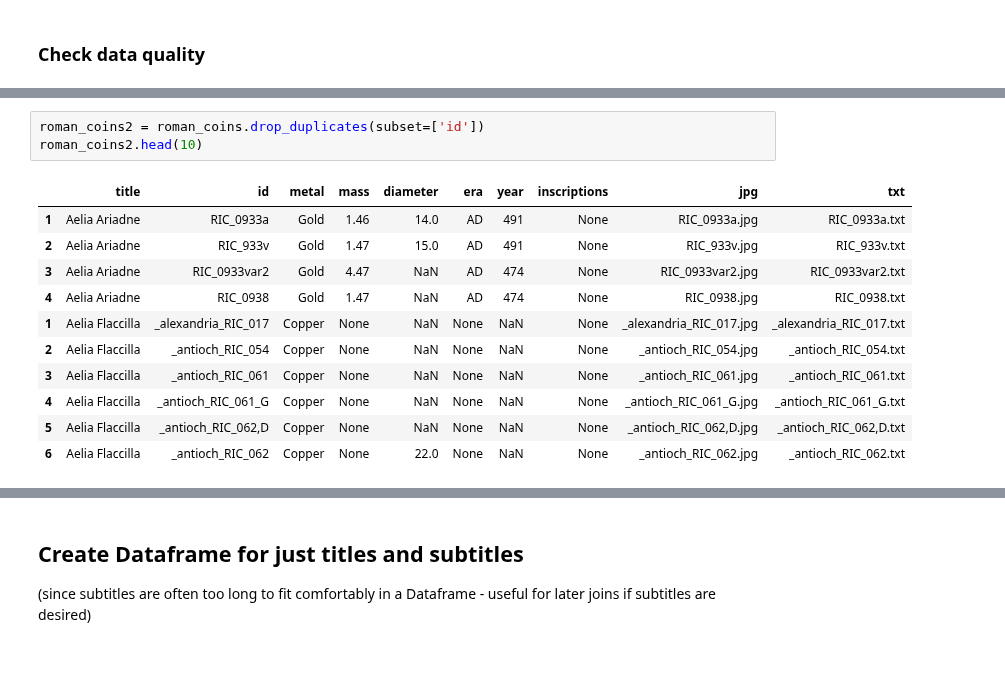
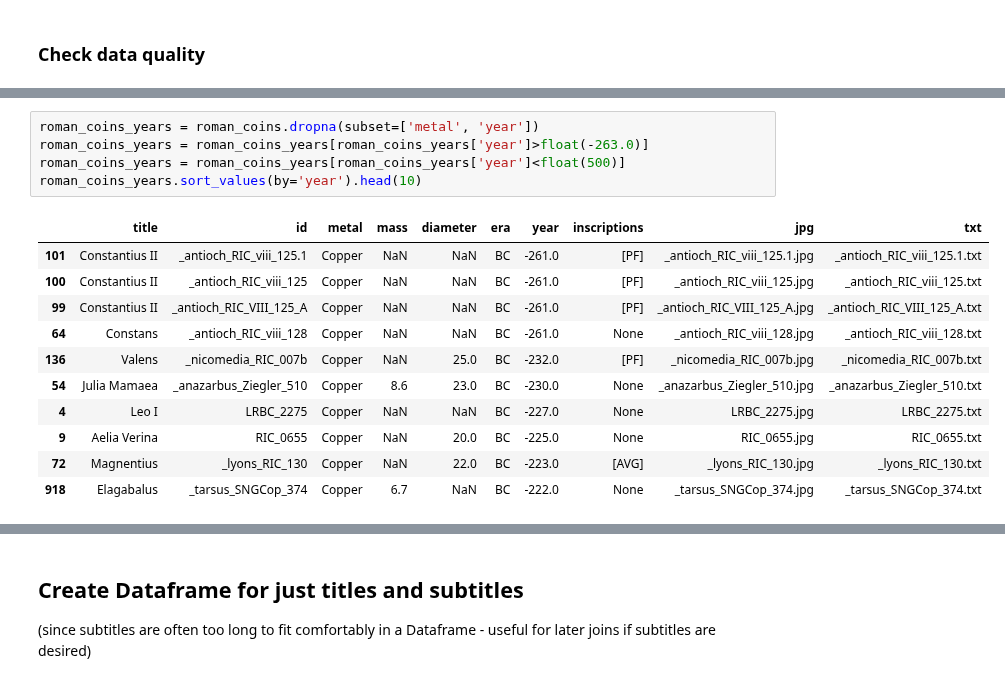
Before and after one commit to vbalalian/data-portfolio, a Jupyter notebook: Roman_coins/Roman_Coin_Webscraping.ipynb, the cells around one changed output, grey strips where cells are left out. Cells and saved outputs as stored; diff of their text form.

```diff
--- a/Roman_coins/Roman_Coin_Webscraping.ipynb
+++ b/Roman_coins/Roman_Coin_Webscraping.ipynb
@@ -536,16 +559,18 @@ roman_coins.describe()
-# %%
-roman_coins2 = roman_coins.drop_duplicates(subset=['id'])
-roman_coins2.head(10)
-# %% [output]
-|  | title | id | metal | mass | diameter | era | year | inscriptions | jpg | txt |
-| 1 | Aelia Ariadne | RIC_0933a | Gold | 1.46 | 14.0 | AD | 491 | None | RIC_0933a.jpg | RIC_0933a.txt |
-| 2 | Aelia Ariadne | RIC_933v | Gold | 1.47 | 15.0 | AD | 491 | None | RIC_933v.jpg | RIC_933v.txt |
-| 3 | Aelia Ariadne | RIC_0933var2 | Gold | 4.47 | NaN | AD | 474 | None | RIC_0933var2.jpg | RIC_0933var2.txt |
-| 4 | Aelia Ariadne | RIC_0938 | Gold | 1.47 | NaN | AD | 474 | None | RIC_0938.jpg | RIC_0938.txt |
-| 1 | Aelia Flaccilla | _alexandria_RIC_017 | Copper | None | NaN | None | NaN | None | _alexandria_RIC_017.jpg | _alexandria_RIC_017.txt |
-| 2 | Aelia Flaccilla | _antioch_RIC_054 | Copper | None | NaN | None | NaN | None | _antioch_RIC_054.jpg | _antioch_RIC_054.txt |
-| 3 | Aelia Flaccilla | _antioch_RIC_061 | Copper | None | NaN | None | NaN | None | _antioch_RIC_061.jpg | _antioch_RIC_061.txt |
-| 4 | Aelia Flaccilla | _antioch_RIC_061_G | Copper | None | NaN | None | NaN | None | _antioch_RIC_061_G.jpg | _antioch_RIC_061_G.txt |
-| 5 | Aelia Flaccilla | _antioch_RIC_062,D | Copper | None | NaN | None | NaN | None | _antioch_RIC_062,D.jpg | _antioch_RIC_062,D.txt |
-| 6 | Aelia Flaccilla | _antioch_RIC_062 | Copper | None | 22.0 | None | NaN | None | _antioch_RIC_062.jpg | _antioch_RIC_062.txt |
+# %%
+roman_coins_years = roman_coins.dropna(subset=['metal', 'year'])
+roman_coins_years = roman_coins_years[roman_coins_years['year']>float(-263.0)]
+roman_coins_years = roman_coins_years[roman_coins_years['year']<float(500)]
+roman_coins_years.sort_values(by='year').head(10)
+# %% [output]
+|  | title | id | metal | mass | diameter | era | year | inscriptions | jpg | txt |
+| 101 | Constantius II | _antioch_RIC_viii_125.1 | Copper | NaN | NaN | BC | -261.0 | [PF] | _antioch_RIC_viii_125.1.jpg | _antioch_RIC_viii_125.1.txt |
+| 100 | Constantius II | _antioch_RIC_viii_125 | Copper | NaN | NaN | BC | -261.0 | [PF] | _antioch_RIC_viii_125.jpg | _antioch_RIC_viii_125.txt |
+| 99 | Constantius II | _antioch_RIC_VIII_125_A | Copper | NaN | NaN | BC | -261.0 | [PF] | _antioch_RIC_VIII_125_A.jpg | _antioch_RIC_VIII_125_A.txt |
+| 64 | Constans | _antioch_RIC_viii_128 | Copper | NaN | NaN | BC | -261.0 | None | _antioch_RIC_viii_128.jpg | _antioch_RIC_viii_128.txt |
+| 136 | Valens | _nicomedia_RIC_007b | Copper | NaN | 25.0 | BC | -232.0 | [PF] | _nicomedia_RIC_007b.jpg | _nicomedia_RIC_007b.txt |
+| 54 | Julia Mamaea | _anazarbus_Ziegler_510 | Copper | 8.6 | 23.0 | BC | -230.0 | None | _anazarbus_Ziegler_510.jpg | _anazarbus_Ziegler_510.txt |
+| 4 | Leo I | LRBC_2275 | Copper | NaN | NaN | BC | -227.0 | None | LRBC_2275.jpg | LRBC_2275.txt |
+| 9 | Aelia Verina | RIC_0655 | Copper | NaN | 20.0 | BC | -225.0 | None | RIC_0655.jpg | RIC_0655.txt |
+| 72 | Magnentius | _lyons_RIC_130 | Copper | NaN | 22.0 | BC | -223.0 | [AVG] | _lyons_RIC_130.jpg | _lyons_RIC_130.txt |
+| 918 | Elagabalus | _tarsus_SNGCop_374 | Copper | 6.7 | NaN | BC | -222.0 | None | _tarsus_SNGCop_374.jpg | _tarsus_SNGCop_374.txt |
 # %%
```
Also changed, not shown: parts of 16 cells of this notebook, 2 other files.
